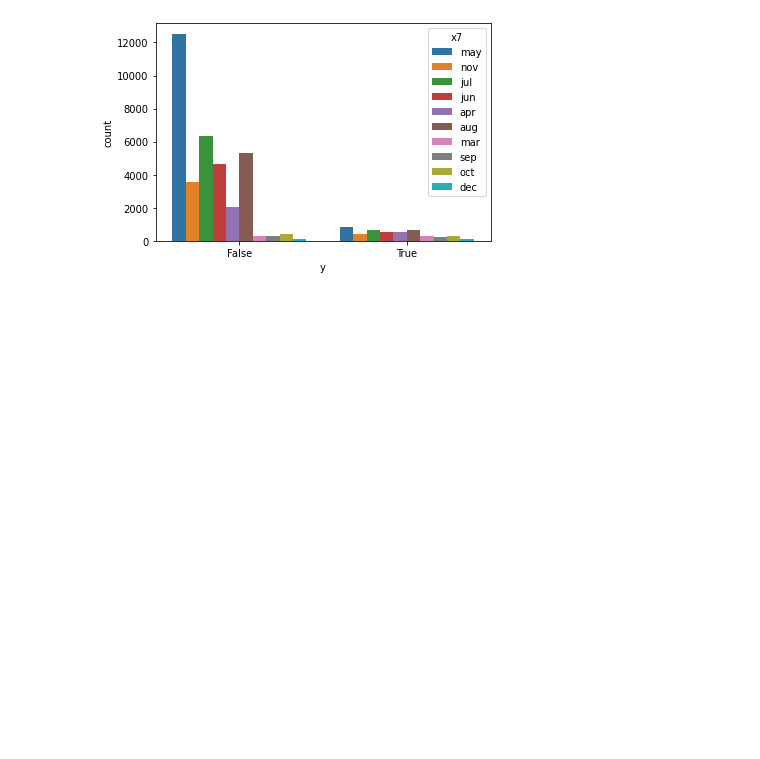
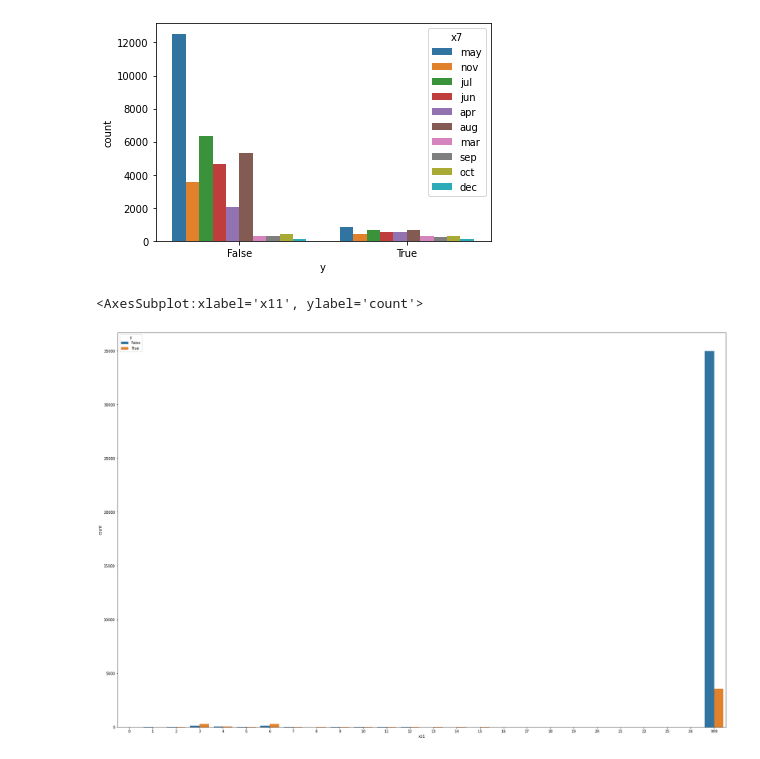
Before and after one commit to chan1992241/Machine_Learning_Practice, a Jupyter notebook: code.ipynb, the cells around one changed output. Saved outputs shown, nothing was run; the diff lists cells and outputs as text; code cells hidden in the pictures; blank space fills up the shorter version.

```diff
--- a/code.ipynb
+++ b/code.ipynb
@@ -111,3 +151,9 @@ sns.countplot(x='y', hue='x7',data=data)
 # %% [output]
 <AxesSubplot:xlabel='y', ylabel='count'>
 [figure]
+# %%
+plt.figure(figsize=(30,20))
+sns.countplot(x="x11", hue="y", data=data)
+# %% [output]
+<AxesSubplot:xlabel='x11', ylabel='count'>
+[figure, added]
```
Also changed, not shown: parts of 44 cells of this notebook.
